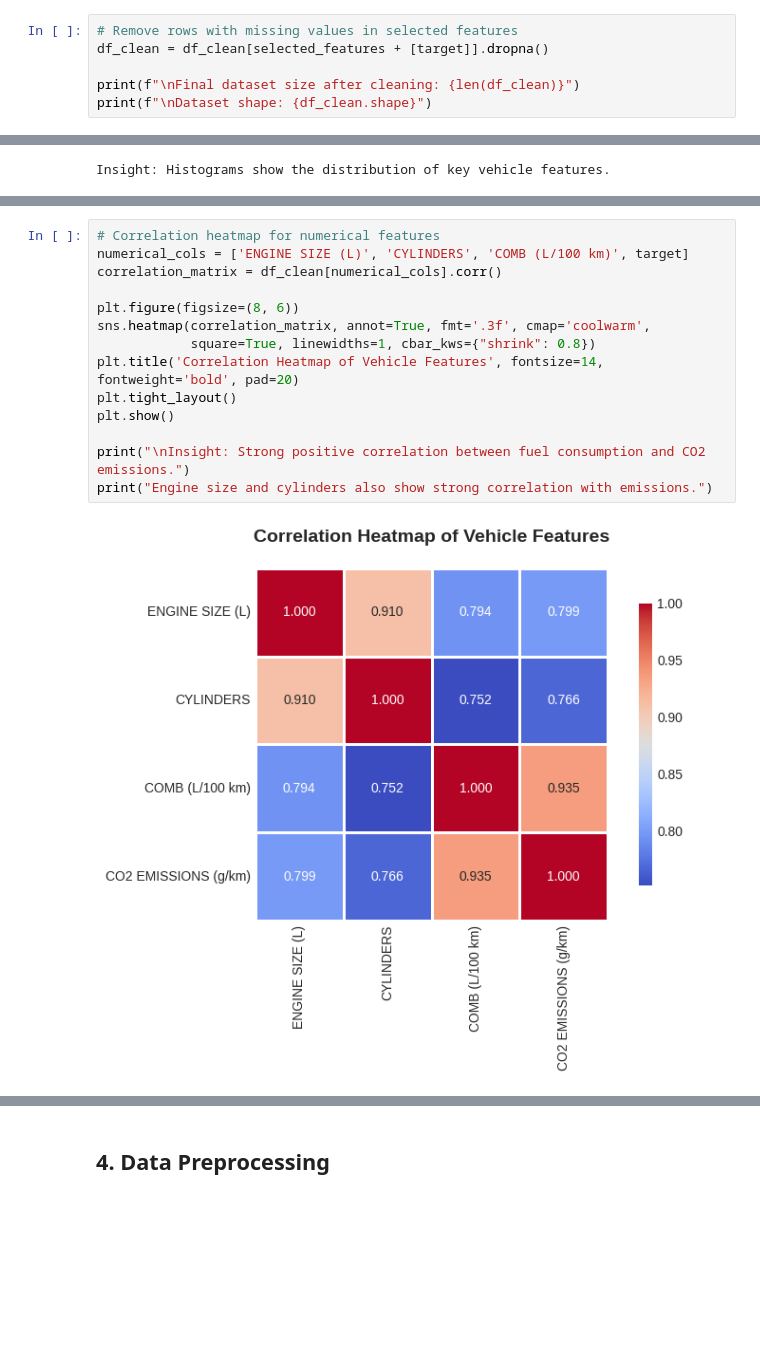
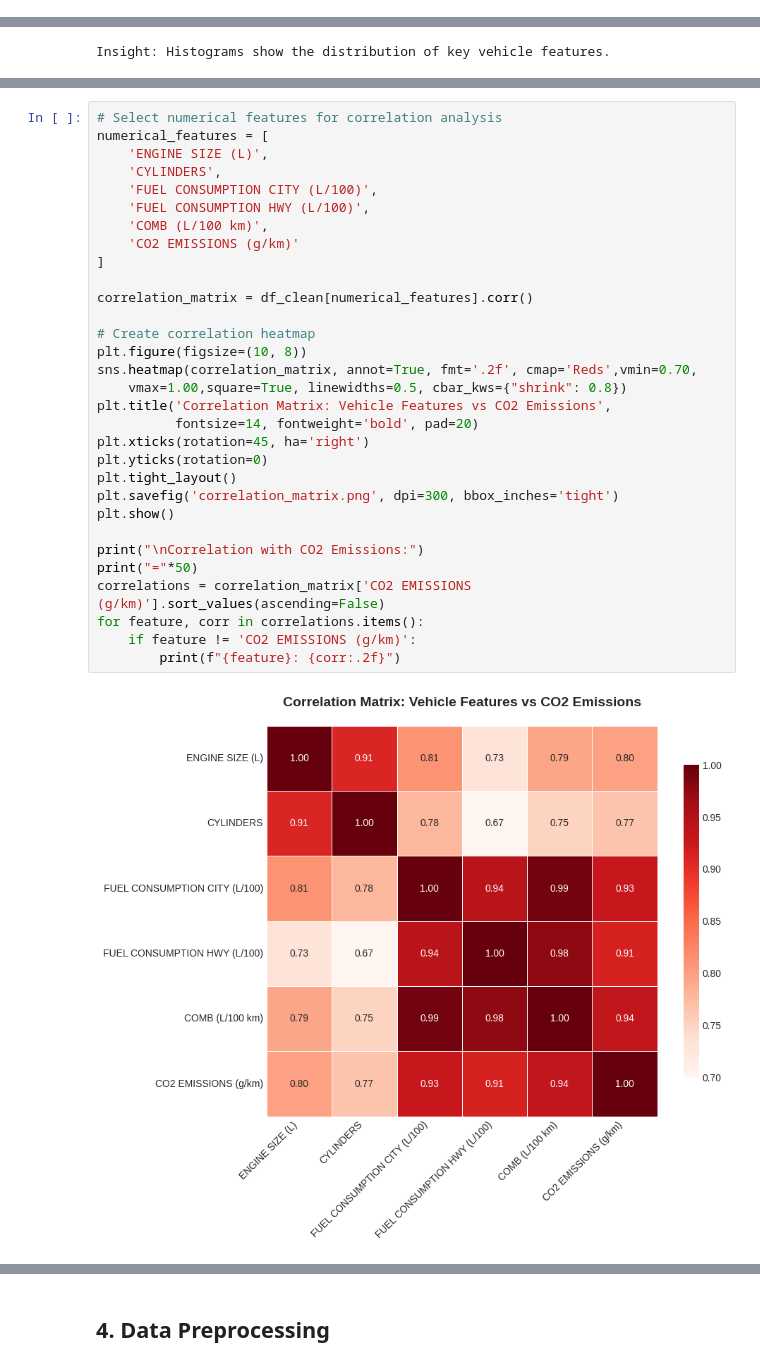
Before and after one commit to AlishDuwal10/2461817_AlishDuwal_AI, a Jupyter notebook: 2461817_AlishDuwal_Regression.ipynb, the cells around one changed output, grey strips where cells are left out. Cells and saved outputs as stored; diff of their text form; blank space fills up the shorter version.

```diff
--- a/2461817_AlishDuwal_Regression.ipynb
+++ b/2461817_AlishDuwal_Regression.ipynb
@@ -224,6 +200,0 @@ Target: CO2 EMISSIONS (g/km)
-# %%
-# Remove rows with missing values in selected features
-df_clean = df_clean[selected_features + [target]].dropna()
-
-print(f"\nFinal dataset size after cleaning: {len(df_clean)}")
-print(f"\nDataset shape: {df_clean.shape}")
@@ -368,16 +391,33 @@ fuel consumption, and CO2 emissions.
 # %%
-# Correlation heatmap for numerical features
-numerical_cols = ['ENGINE SIZE (L)', 'CYLINDERS', 'COMB (L/100 km)', target]
-correlation_matrix = df_clean[numerical_cols].corr()
+# Select numerical features for correlation analysis
+numerical_features = [
+    'ENGINE SIZE (L)',
+    'CYLINDERS',
+    'FUEL CONSUMPTION CITY (L/100)',
+    'FUEL CONSUMPTION HWY (L/100)',
+    'COMB (L/100 km)',
+    'CO2 EMISSIONS (g/km)'
+]
 
-plt.figure(figsize=(8, 6))
-sns.heatmap(correlation_matrix, annot=True, fmt='.3f', cmap='coolwarm',
-            square=True, linewidths=1, cbar_kws={"shrink": 0.8})
-plt.title('Correlation Heatmap of Vehicle Features', fontsize=14, fontweight='bold', pad=20)
+correlation_matrix = df_clean[numerical_features].corr()
+
+# Create correlation heatmap
+plt.figure(figsize=(10, 8))
+sns.heatmap(correlation_matrix, annot=True, fmt='.2f', cmap='Reds',vmin=0.70,
+    vmax=1.00,square=True, linewidths=0.5, cbar_kws={"shrink": 0.8})
+plt.title('Correlation Matrix: Vehicle Features vs CO2 Emissions',
+          fontsize=14, fontweight='bold', pad=20)
+plt.xticks(rotation=45, ha='right')
+plt.yticks(rotation=0)
 plt.tight_layout()
+plt.savefig('correlation_matrix.png', dpi=300, bbox_inches='tight')
 plt.show()
 
-print("\nInsight: Strong positive correlation between fuel consumption and CO2 emissions.")
-print("Engine size and cylinders also show strong correlation with emissions.")
+print("\nCorrelation with CO2 Emissions:")
+print("="*50)
+correlations = correlation_matrix['CO2 EMISSIONS (g/km)'].sort_values(ascending=False)
+for feature, corr in correlations.items():
+    if feature != 'CO2 EMISSIONS (g/km)':
+        print(f"{feature}: {corr:.2f}")
 # %% [output]
-[figure, old version]
+[figure, new version]
```
Also changed, not shown: parts of 24 cells of this notebook.
